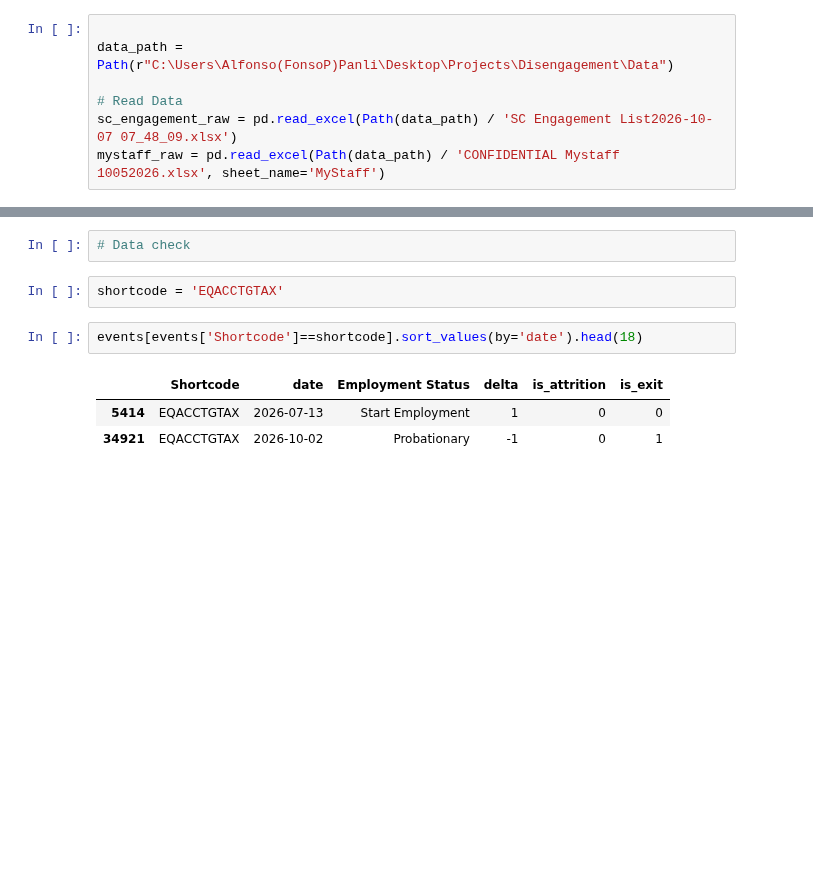
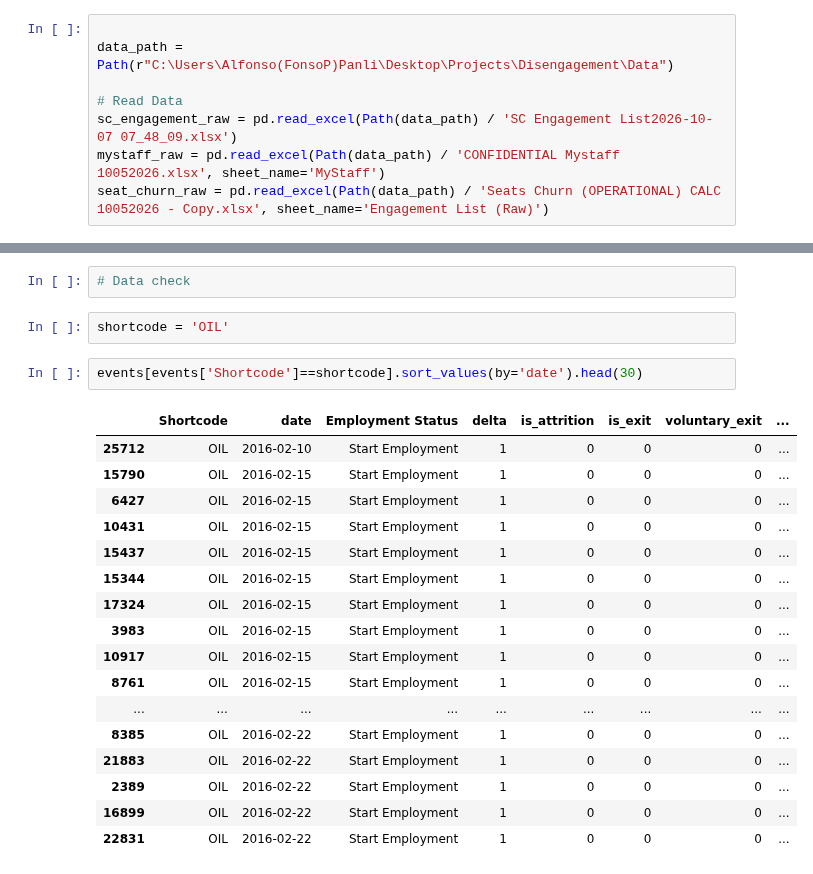
Before and after one commit to fonso-p/cloudstaff_dev, a Jupyter notebook: Disengagement/SC_disengagement.ipynb, the cells around one changed output, grey strips where cells are left out. Drawn from its saved outputs; the diff is of its cells as text; blank space fills up the shorter version.

```diff
--- a/Disengagement/SC_disengagement.ipynb
+++ b/Disengagement/SC_disengagement.ipynb
@@ -10,3 +10,4 @@ data_path = Path(r"C:\Users\Alfonso(FonsoP)Panli\Desktop\Projects\Disengagement\
 # Read Data
 sc_engagement_raw = pd.read_excel(Path(data_path) / 'SC Engagement List2026-10-07 07_48_09.xlsx')
 mystaff_raw = pd.read_excel(Path(data_path) / 'CONFIDENTIAL Mystaff 10052026.xlsx', sheet_name='MyStaff')
+seat_churn_raw = pd.read_excel(Path(data_path) / 'Seats Churn (OPERATIONAL) CALC 10052026 - Copy.xlsx', sheet_name='Engagement List (Raw)')
@@ -1541,13 +1840,27 @@ Where do company size and margin data live, and what did Mark’s earlier analys
 # %%
 # Data check
 # %%
-shortcode = 'EQACCTGTAX'
+shortcode = 'OIL'
 # %%
-events[events['Shortcode']==shortcode].sort_values(by='date').head(18)
+events[events['Shortcode']==shortcode].sort_values(by='date').head(30)
 # %% [output]
-|  | Shortcode | date | Employment Status | delta | is_attrition | is_exit |
-| 5414 | EQACCTGTAX | 2026-07-13 | Start Employment | 1 | 0 | 0 |
-| 34921 | EQACCTGTAX | 2026-10-02 | Probationary | -1 | 0 | 1 |
+|  | Shortcode | date | Employment Status | delta | is_attrition | is_exit | voluntary_exit | ... |
+| 25712 | OIL | 2016-02-10 | Start Employment | 1 | 0 | 0 | 0 | ... |
+| 15790 | OIL | 2016-02-15 | Start Employment | 1 | 0 | 0 | 0 | ... |
+| 6427 | OIL | 2016-02-15 | Start Employment | 1 | 0 | 0 | 0 | ... |
+| 10431 | OIL | 2016-02-15 | Start Employment | 1 | 0 | 0 | 0 | ... |
+| 15437 | OIL | 2016-02-15 | Start Employment | 1 | 0 | 0 | 0 | ... |
+| 15344 | OIL | 2016-02-15 | Start Employment | 1 | 0 | 0 | 0 | ... |
+| 17324 | OIL | 2016-02-15 | Start Employment | 1 | 0 | 0 | 0 | ... |
+| 3983 | OIL | 2016-02-15 | Start Employment | 1 | 0 | 0 | 0 | ... |
+| 10917 | OIL | 2016-02-15 | Start Employment | 1 | 0 | 0 | 0 | ... |
+| 8761 | OIL | 2016-02-15 | Start Employment | 1 | 0 | 0 | 0 | ... |
+| ... | ... | ... | ... | ... | ... | ... | ... | ... |
+| 8385 | OIL | 2016-02-22 | Start Employment | 1 | 0 | 0 | 0 | ... |
+| 21883 | OIL | 2016-02-22 | Start Employment | 1 | 0 | 0 | 0 | ... |
+| 2389 | OIL | 2016-02-22 | Start Employment | 1 | 0 | 0 | 0 | ... |
+| 16899 | OIL | 2016-02-22 | Start Employment | 1 | 0 | 0 | 0 | ... |
+| 22831 | OIL | 2016-02-22 | Start Employment | 1 | 0 | 0 | 0 | ... |
 # %%
 timeline[timeline['Shortcode']==shortcode].sort_values(by='date').head(14)
 # %% [output]
```
Also changed, not shown: parts of 11 cells of this notebook, 2 other files.
